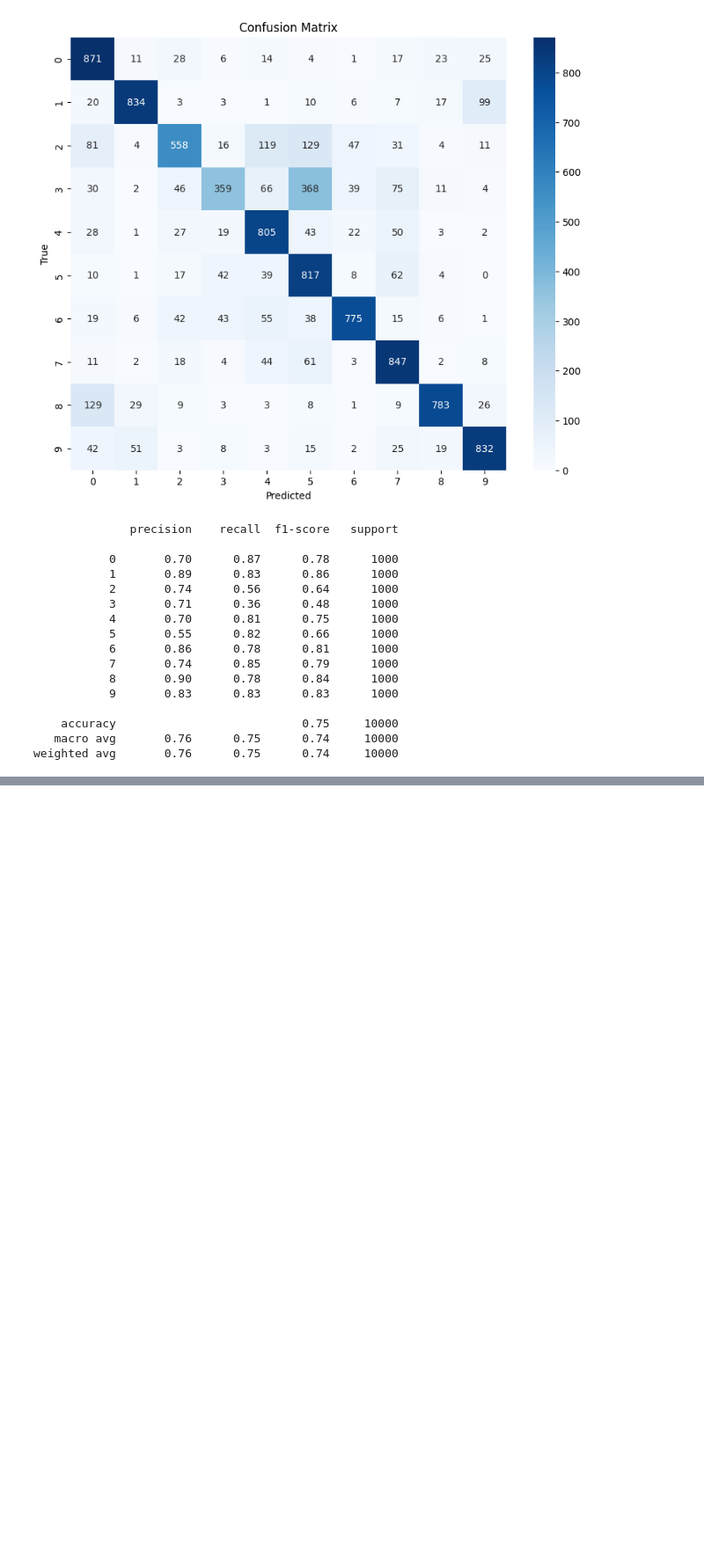
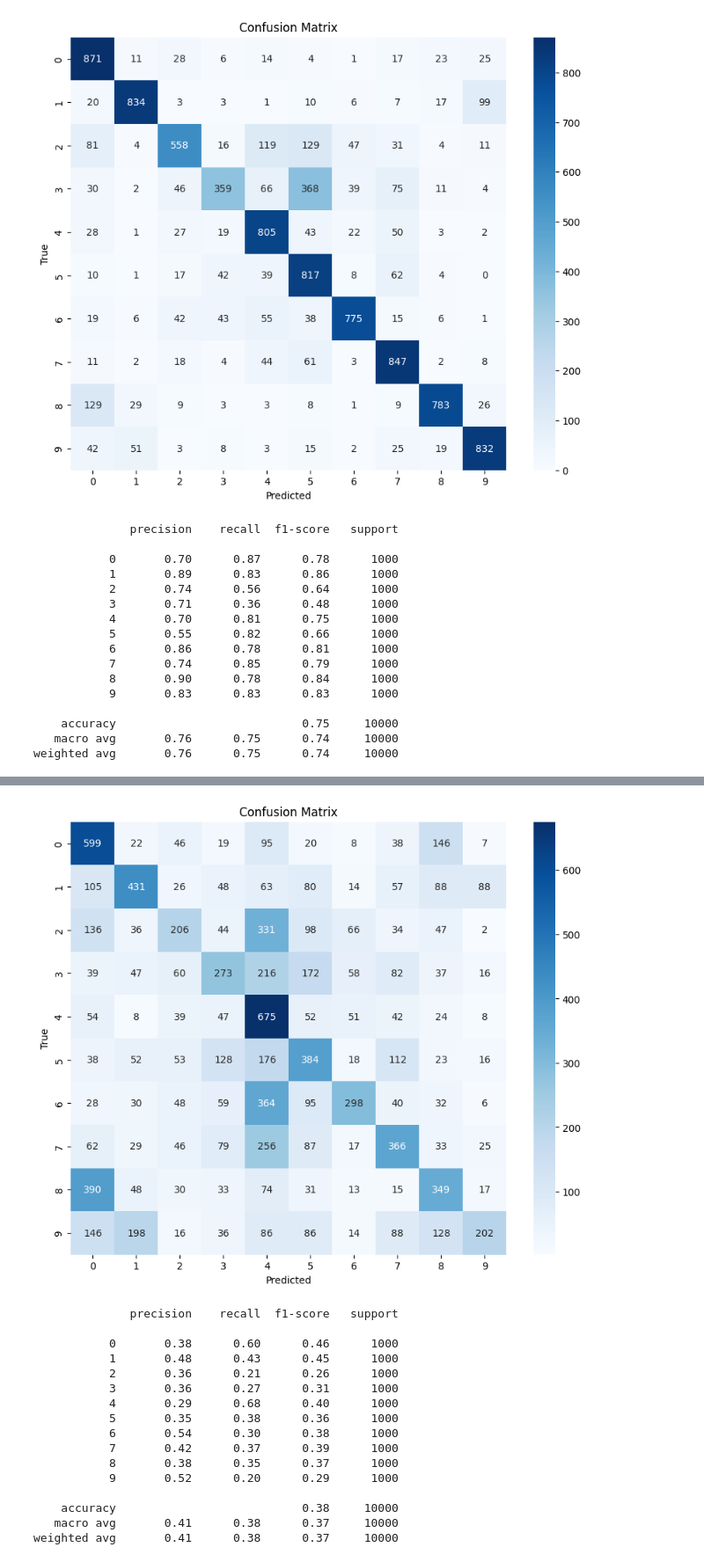
Before and after one commit to pranav-vish/PyTorch-Refresher, a Jupyter notebook: cifar_exploration.ipynb, the cells around one changed output, grey strips where cells are left out. Shown: that part at 88% size. Drawn from its saved outputs; the diff is of its cells as text; code cells hidden in the pictures; blank space fills up the shorter version.

```diff
--- a/cifar_exploration.ipynb
+++ b/cifar_exploration.ipynb
@@ -229,0 +364,21 @@ weighted avg       0.76      0.75      0.74     10000
+# %%
+pred, targets = evaluate_model(model_2, testloader, device)
+plot_eval_res(pred, targets)
+# %% [output]
+[figure, added]
+              precision    recall  f1-score   support
+
+           0       0.38      0.60      0.46      1000
+           1       0.48      0.43      0.45      1000
+           2       0.36      0.21      0.26      1000
+           3       0.36      0.27      0.31      1000
+           4       0.29      0.68      0.40      1000
+           5       0.35      0.38      0.36      1000
+           6       0.54      0.30      0.38      1000
+           7       0.42      0.37      0.39      1000
+           8       0.38      0.35      0.37      1000
+           9       0.52      0.20      0.29      1000
+
+    accuracy                           0.38     10000
+   macro avg       0.41      0.38      0.37     10000
+weighted avg       0.41      0.38      0.37     10000
```
Also changed, not shown: parts of 8 cells of this notebook, 1 other file.
